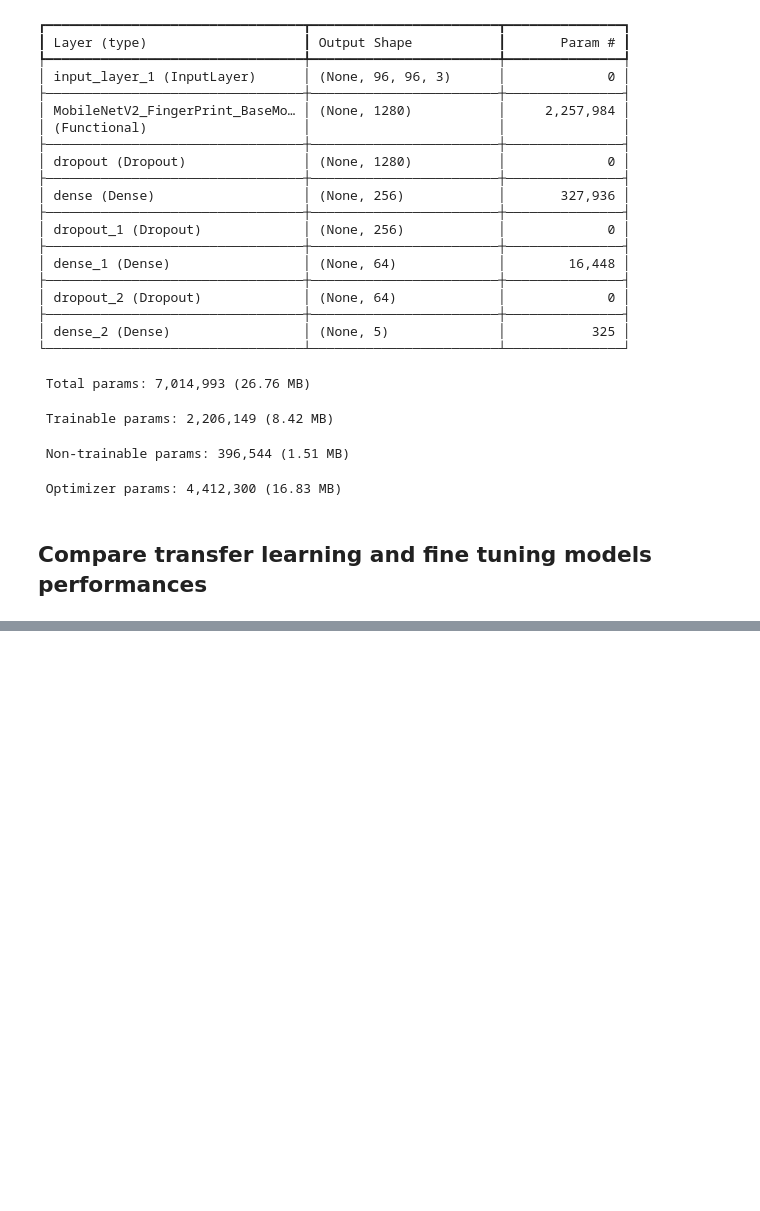
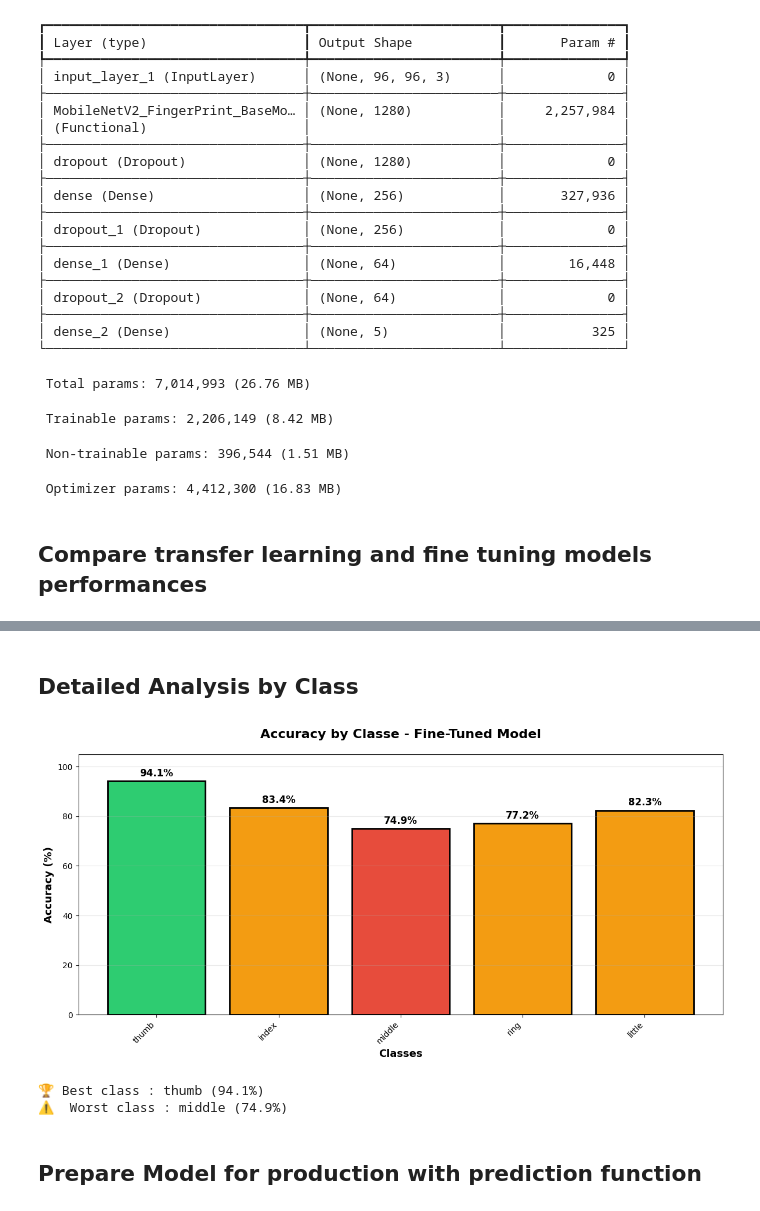
Before and after one commit to OrenChouraki06/projet-fingerprint-validator, a Jupyter notebook: notebooks/evaluate_mobilenet.ipynb, the cells around one changed output, grey strips where cells are left out. Drawn from its saved outputs; the diff is of its cells as text; code cells hidden in the pictures; blank space fills up the shorter version.

```diff
--- a/notebooks/evaluate_mobilenet.ipynb
+++ b/notebooks/evaluate_mobilenet.ipynb
@@ -596,0 +559,40 @@ plt.show()
+# %% [markdown]
+## Detailed Analysis by Class
+# %%
+# Compute l'accuracy by class
+class_accuracies = cm.diagonal() / cm.sum(axis=1)
+
+# Visualize
+fig, ax = plt.subplots(figsize=(12, 6))
+
+colors = ['#2ecc71' if acc > 0.85 else '#f39c12' if acc > 0.75 else '#e74c3c' for acc in class_accuracies]
+bars = ax.bar(class_names, class_accuracies * 100, color=colors, edgecolor='black', linewidth=2)
+
+# Add bar values
+for bar, acc in zip(bars, class_accuracies):
+    height = bar.get_height()
+    ax.text(bar.get_x() + bar.get_width()/2., height + 1,
+            f'{acc*100:.1f}%',
+            ha='center', va='bottom', fontsize=12, fontweight='bold')
+
+ax.set_ylabel('Accuracy (%)', fontsize=13, fontweight='bold')
+ax.set_xlabel('Classes', fontsize=13, fontweight='bold')
+ax.set_title('Accuracy by Classe - Fine-Tuned Model', fontsize=16, fontweight='bold', pad=20)
+ax.set_ylim([0, 105])
+ax.grid(alpha=0.3, axis='y')
+plt.xticks(rotation=45, ha='right')
+plt.tight_layout()
+plt.show()
+
+# Identify best and worst classes
+best_class_idx = np.argmax(class_accuracies)
+worst_class_idx = np.argmin(class_accuracies)
+
+print(f"\n🏆 Best class : {class_names[best_class_idx]} ({class_accuracies[best_class_idx]*100:.1f}%)")
+print(f"⚠️  Worst class : {class_names[worst_class_idx]} ({class_accuracies[worst_class_idx]*100:.1f}%)")
+# %% [output]
+[figure, added]
+🏆 Best class : thumb (94.1%)
+⚠️  Worst class : middle (74.9%)
+# %% [markdown]
+## Prepare Model for production with prediction function
```
Also changed, not shown: parts of 26 cells of this notebook, 1 other file.
